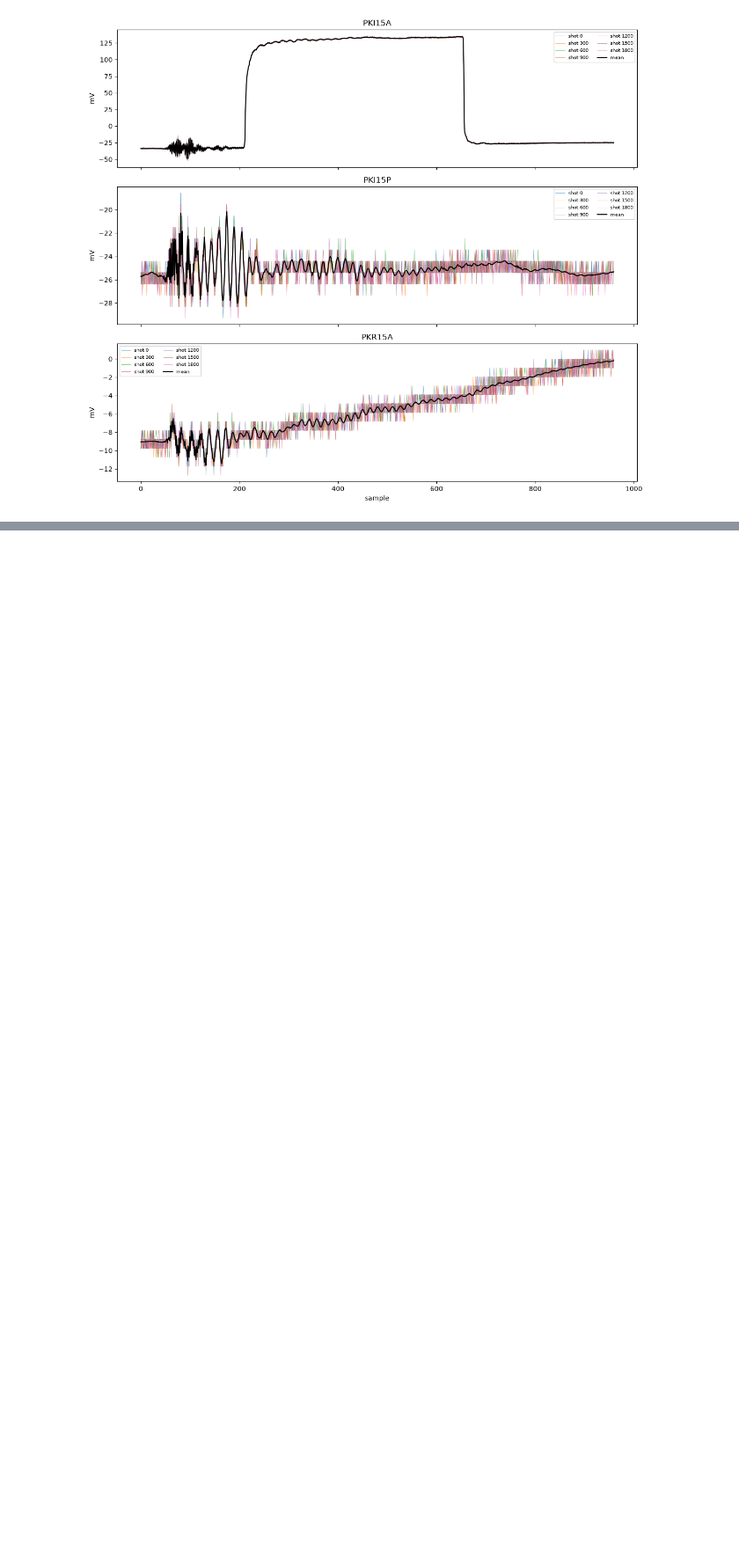
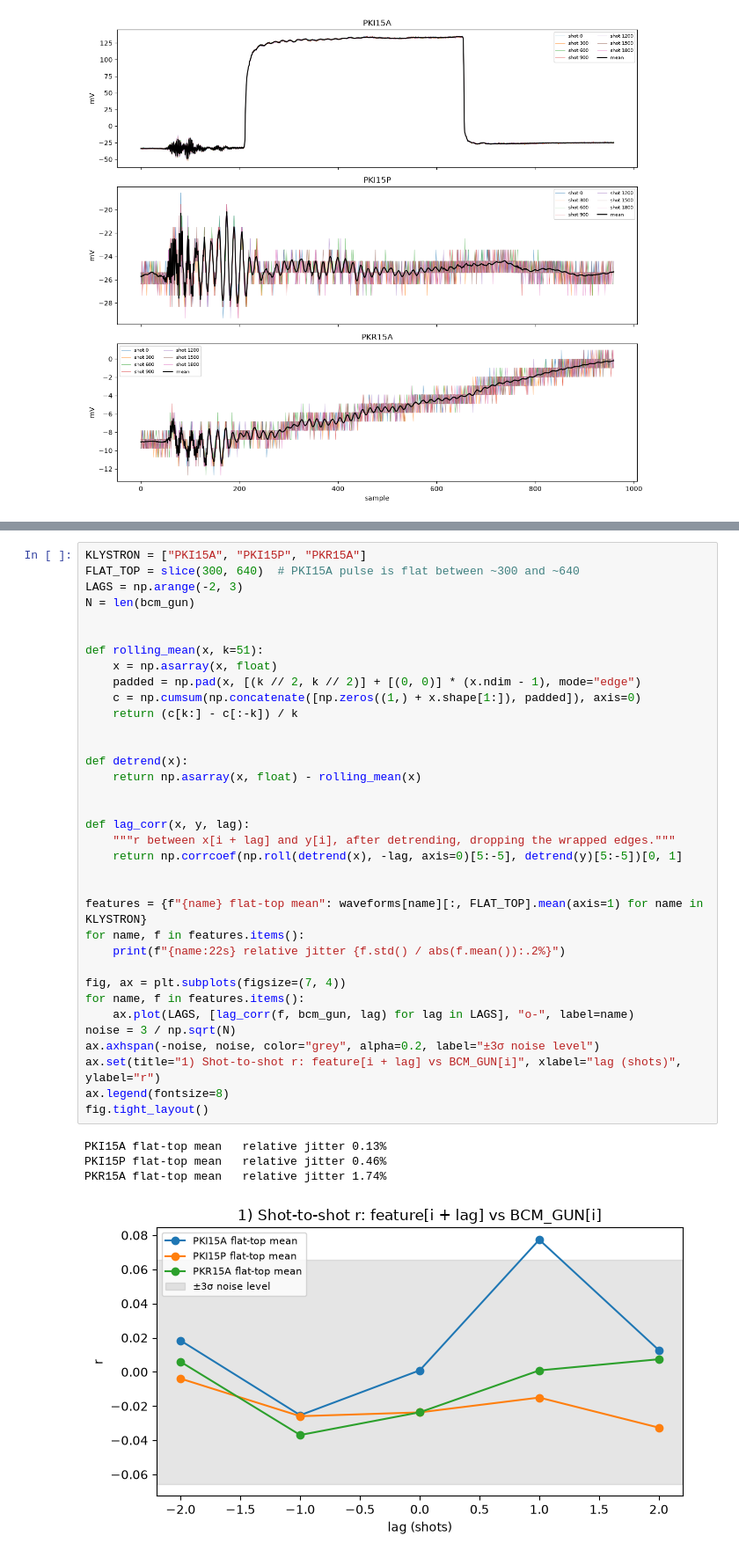
Before and after one commit to aghribi/artifact-hackathon-2026, a Jupyter notebook: challenges/optimisation/fast-approximate/notebooks/02_extract_waveforms.ipynb, the cells around one changed output, grey strips where cells are left out. Shown at 88% size. Saved outputs shown, nothing was run; the diff lists cells and outputs as text; blank space fills up the shorter version.

```diff
--- a/challenges/optimisation/fast-approximate/notebooks/02_extract_waveforms.ipynb
+++ b/challenges/optimisation/fast-approximate/notebooks/02_extract_waveforms.ipynb
@@ -181,0 +193,40 @@ fig.tight_layout()
+# %%
+KLYSTRON = ["PKI15A", "PKI15P", "PKR15A"]
+FLAT_TOP = slice(300, 640)  # PKI15A pulse is flat between ~300 and ~640
+LAGS = np.arange(-2, 3)
+N = len(bcm_gun)
+
+
+def rolling_mean(x, k=51):
+    x = np.asarray(x, float)
+    padded = np.pad(x, [(k // 2, k // 2)] + [(0, 0)] * (x.ndim - 1), mode="edge")
+    c = np.cumsum(np.concatenate([np.zeros((1,) + x.shape[1:]), padded]), axis=0)
+    return (c[k:] - c[:-k]) / k
+
+
+def detrend(x):
+    return np.asarray(x, float) - rolling_mean(x)
+
+
+def lag_corr(x, y, lag):
+    """r between x[i + lag] and y[i], after detrending, dropping the wrapped edges."""
+    return np.corrcoef(np.roll(detrend(x), -lag, axis=0)[5:-5], detrend(y)[5:-5])[0, 1]
+
+
+features = {f"{name} flat-top mean": waveforms[name][:, FLAT_TOP].mean(axis=1) for name in KLYSTRON}
+for name, f in features.items():
+    print(f"{name:22s} relative jitter {f.std() / abs(f.mean()):.2%}")
+
+fig, ax = plt.subplots(figsize=(7, 4))
+for name, f in features.items():
+    ax.plot(LAGS, [lag_corr(f, bcm_gun, lag) for lag in LAGS], "o-", label=name)
+noise = 3 / np.sqrt(N)
+ax.axhspan(-noise, noise, color="grey", alpha=0.2, label="±3σ noise level")
+ax.set(title="1) Shot-to-shot r: feature[i + lag] vs BCM_GUN[i]", xlabel="lag (shots)", ylabel="r")
+ax.legend(fontsize=8)
+fig.tight_layout()
+# %% [output]
+PKI15A flat-top mean   relative jitter 0.13%
+PKI15P flat-top mean   relative jitter 0.46%
+PKR15A flat-top mean   relative jitter 1.74%
+[figure, added]
```
Also changed, not shown: parts of 4 cells of this notebook, 1 other file.
